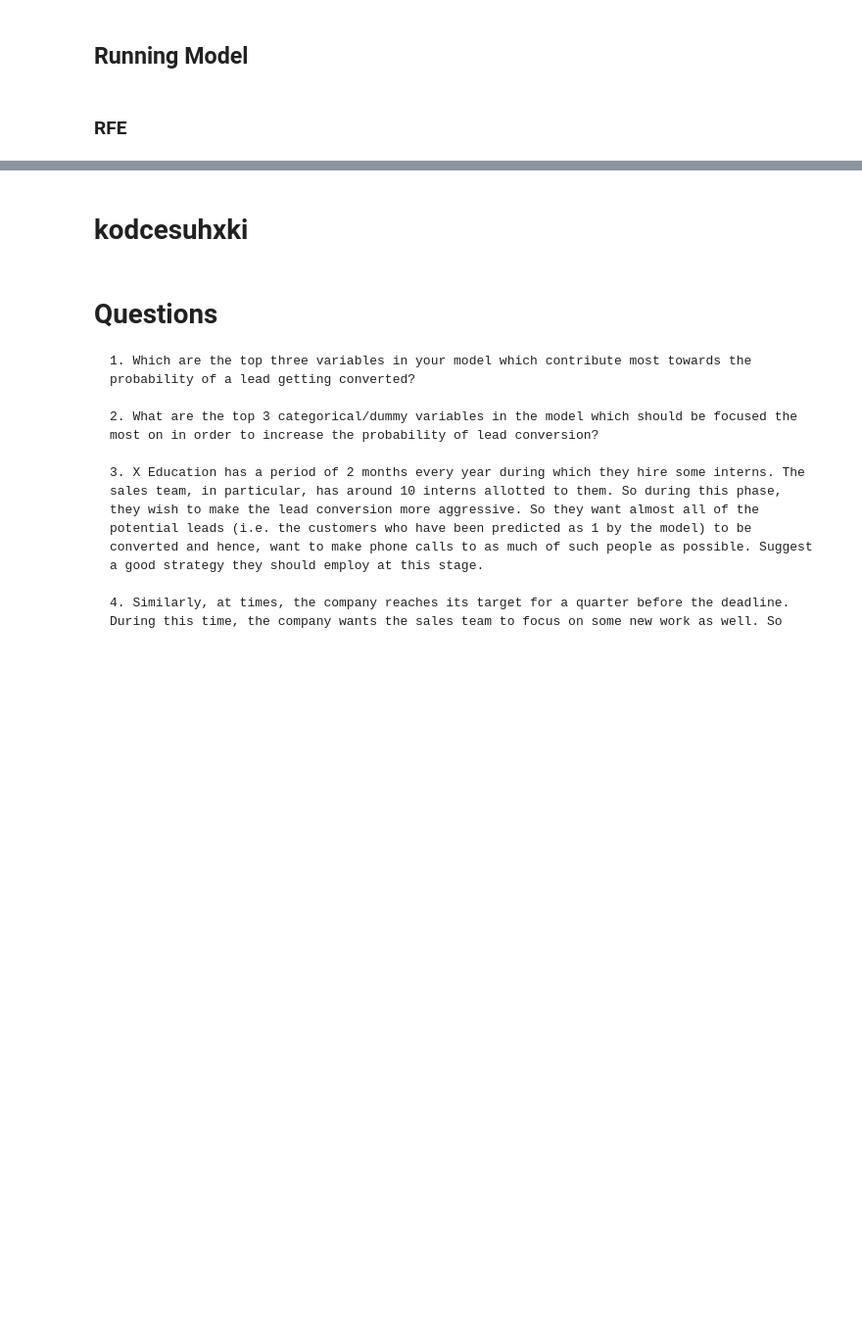
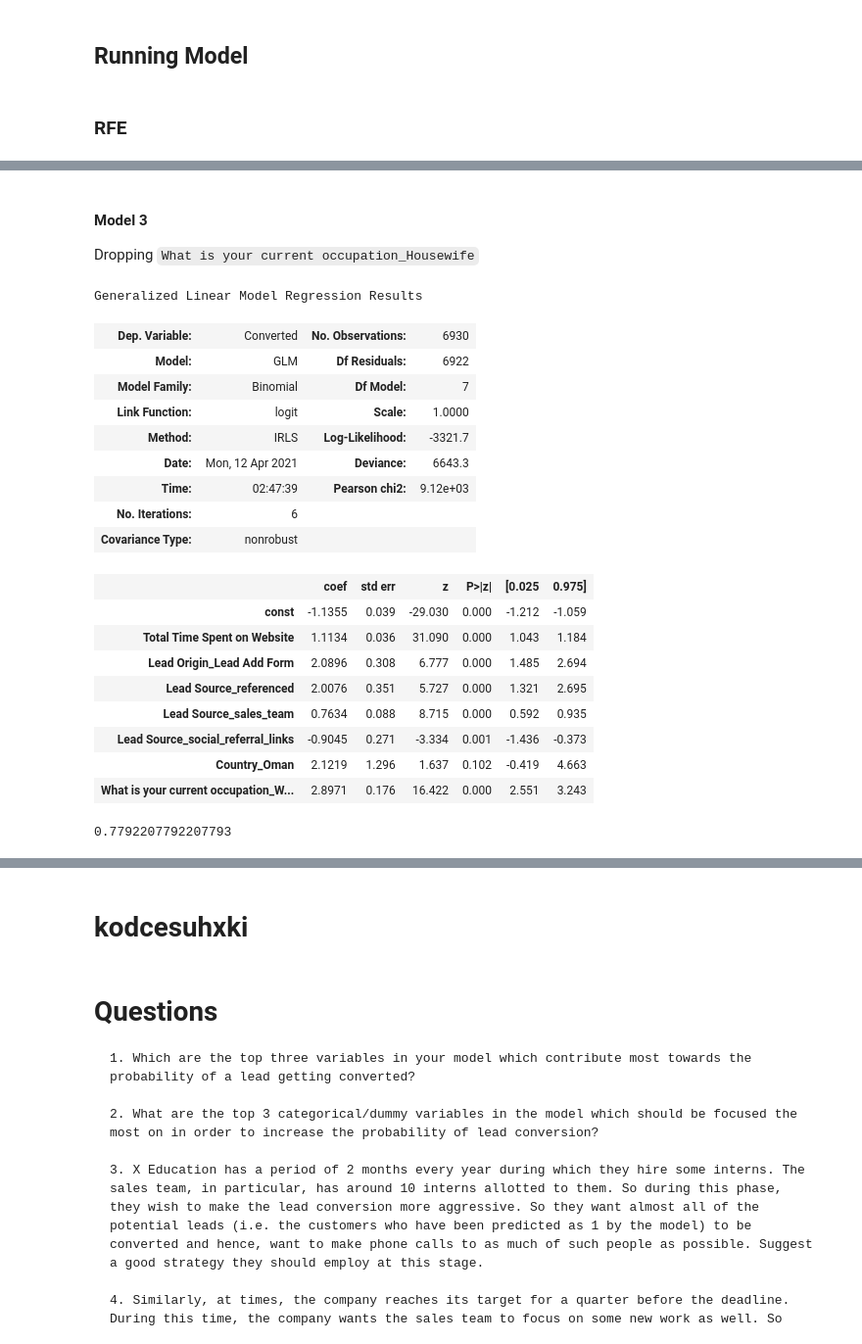
Before and after one commit to prabhanshu11/Clustering-Case-Study, a Jupyter notebook: main.ipynb, the cells around one changed output, grey strips where cells are left out. Shown at 98% size. Drawn from its saved outputs; the diff is of its cells as text; code cells hidden in the pictures; blank space fills up the shorter version.

```diff
--- a/main.ipynb
+++ b/main.ipynb
@@ -482,0 +530,34 @@ ValueError: shapes (6930,14) and (6930,14) not aligned: 14 (dim 1) != 6930 (dim
+# %% [markdown]
+#### Model 3
+Dropping `What is your current occupation_Housewife`
+# %%
+cols = cols.drop('What is your current occupation_Housewife')
+X_train_C = sm.add_constant(X_train[cols])
+log_model3 = sm.GLM(y_train, X_train_C, sm.families.Binomial())
+res3 = log_model3.fit()
+res3.summary()
+# %% [output]
+Generalized Linear Model Regression Results
+| Dep. Variable: | Converted | No. Observations: | 6930 |
+| Model: | GLM | Df Residuals: | 6922 |
+| Model Family: | Binomial | Df Model: | 7 |
+| Link Function: | logit | Scale: | 1.0000 |
+| Method: | IRLS | Log-Likelihood: | -3321.7 |
+| Date: | Mon, 12 Apr 2021 | Deviance: | 6643.3 |
+| Time: | 02:47:39 | Pearson chi2: | 9.12e+03 |
+| No. Iterations: | 6 |  |  |
+| Covariance Type: | nonrobust |  |  |
+|  | coef | std err | z | P>|z| | [0.025 | 0.975] |
+| const | -1.1355 | 0.039 | -29.030 | 0.000 | -1.212 | -1.059 |
+| Total Time Spent on Website | 1.1134 | 0.036 | 31.090 | 0.000 | 1.043 | 1.184 |
+| Lead Origin_Lead Add Form | 2.0896 | 0.308 | 6.777 | 0.000 | 1.485 | 2.694 |
+| Lead Source_referenced | 2.0076 | 0.351 | 5.727 | 0.000 | 1.321 | 2.695 |
+| Lead Source_sales_team | 0.7634 | 0.088 | 8.715 | 0.000 | 0.592 | 0.935 |
+| Lead Source_social_referral_links | -0.9045 | 0.271 | -3.334 | 0.001 | -1.436 | -0.373 |
+| Country_Oman | 2.1219 | 1.296 | 1.637 | 0.102 | -0.419 | 4.663 |
+| What is your current occupation_W... | 2.8971 | 0.176 | 16.422 | 0.000 | 2.551 | 3.243 |
+# %%
+train_pred = make_train_pred(res3, X_train_C, y_train)
+metrics.accuracy_score(train_pred.y_actual, train_pred.y_pred)
+# %% [output]
+0.7792207792207793
```
Also changed, not shown: parts of 19 cells of this notebook.
